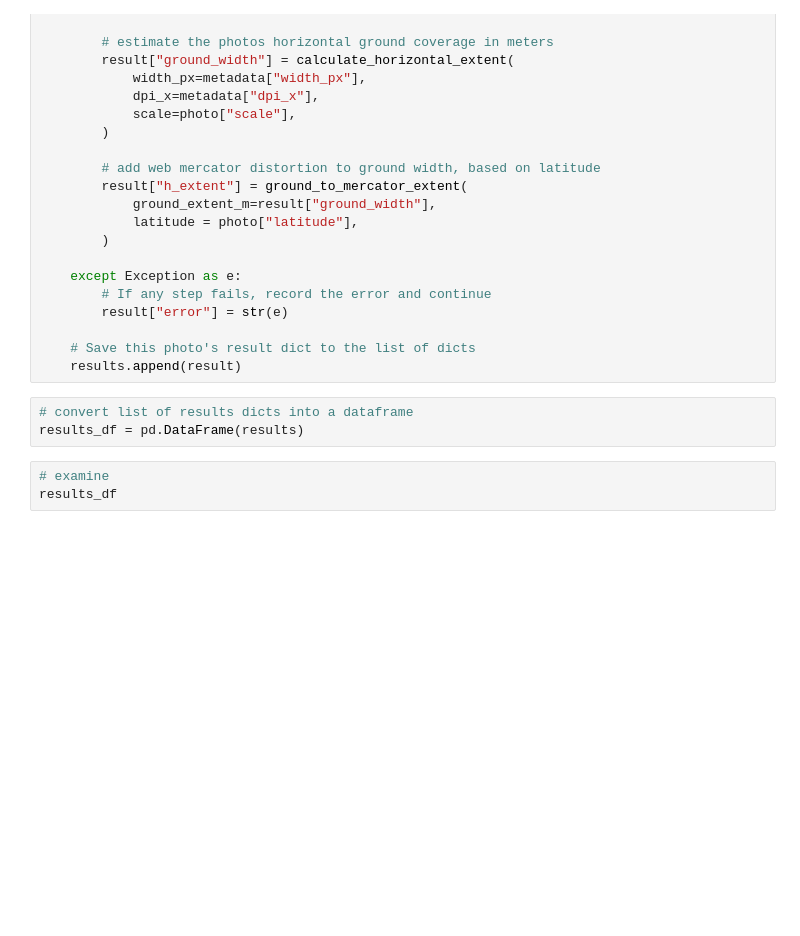
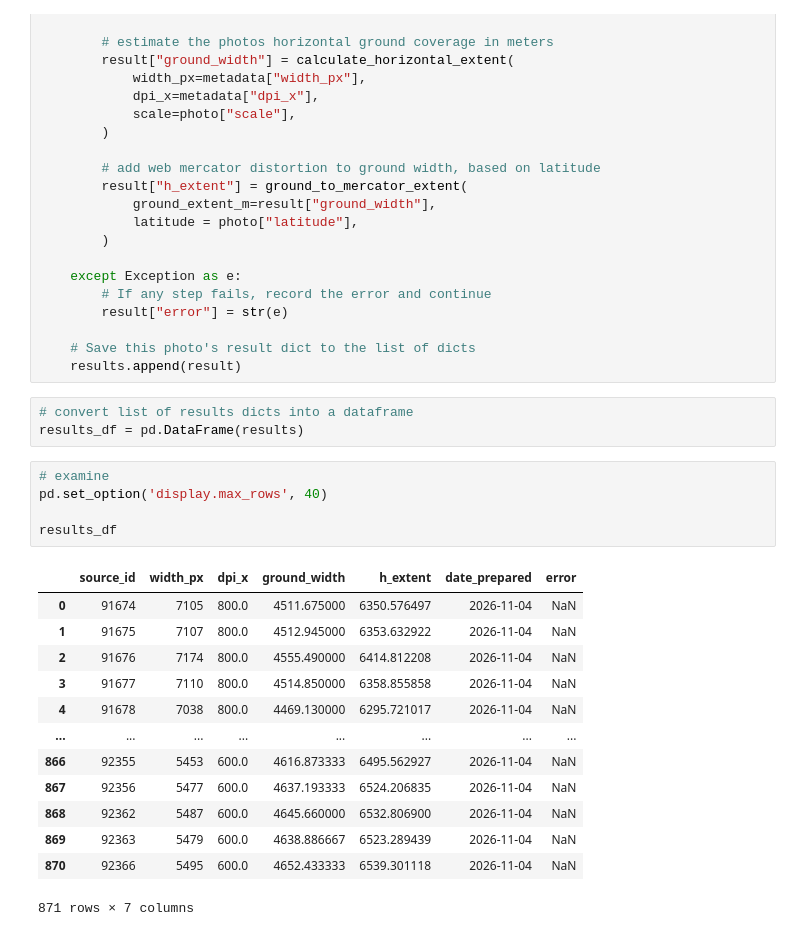
Before and after one commit to cleorose/batch_georef, a Jupyter notebook: 03_jpegs_and_extents.ipynb, the cells around one changed output. Saved outputs shown, nothing was run; the diff lists cells and outputs as text; blank space fills up the shorter version.

Commit message:
finished extent calculation and download notebook

```diff
--- a/03_jpegs_and_extents.ipynb
+++ b/03_jpegs_and_extents.ipynb
@@ -159,4 +185,20 @@ for _, photo in tqdm(
 results_df = pd.DataFrame(results)
 # %%
 # examine
+pd.set_option('display.max_rows', 40)
+
 results_df
+# %% [output]
+|  | source_id | width_px | dpi_x | ground_width | h_extent | date_prepared | error |
+| 0 | 91674 | 7105 | 800.0 | 4511.675000 | 6350.576497 | 2026-11-04 | NaN |
+| 1 | 91675 | 7107 | 800.0 | 4512.945000 | 6353.632922 | 2026-11-04 | NaN |
+| 2 | 91676 | 7174 | 800.0 | 4555.490000 | 6414.812208 | 2026-11-04 | NaN |
+| 3 | 91677 | 7110 | 800.0 | 4514.850000 | 6358.855858 | 2026-11-04 | NaN |
+| 4 | 91678 | 7038 | 800.0 | 4469.130000 | 6295.721017 | 2026-11-04 | NaN |
+| ... | ... | ... | ... | ... | ... | ... | ... |
+| 866 | 92355 | 5453 | 600.0 | 4616.873333 | 6495.562927 | 2026-11-04 | NaN |
+| 867 | 92356 | 5477 | 600.0 | 4637.193333 | 6524.206835 | 2026-11-04 | NaN |
+| 868 | 92362 | 5487 | 600.0 | 4645.660000 | 6532.806900 | 2026-11-04 | NaN |
+| 869 | 92363 | 5479 | 600.0 | 4638.886667 | 6523.289439 | 2026-11-04 | NaN |
+| 870 | 92366 | 5495 | 600.0 | 4652.433333 | 6539.301118 | 2026-11-04 | NaN |
+871 rows × 7 columns
```
Also changed, not shown: parts of 6 cells of this notebook, 2 other files.
